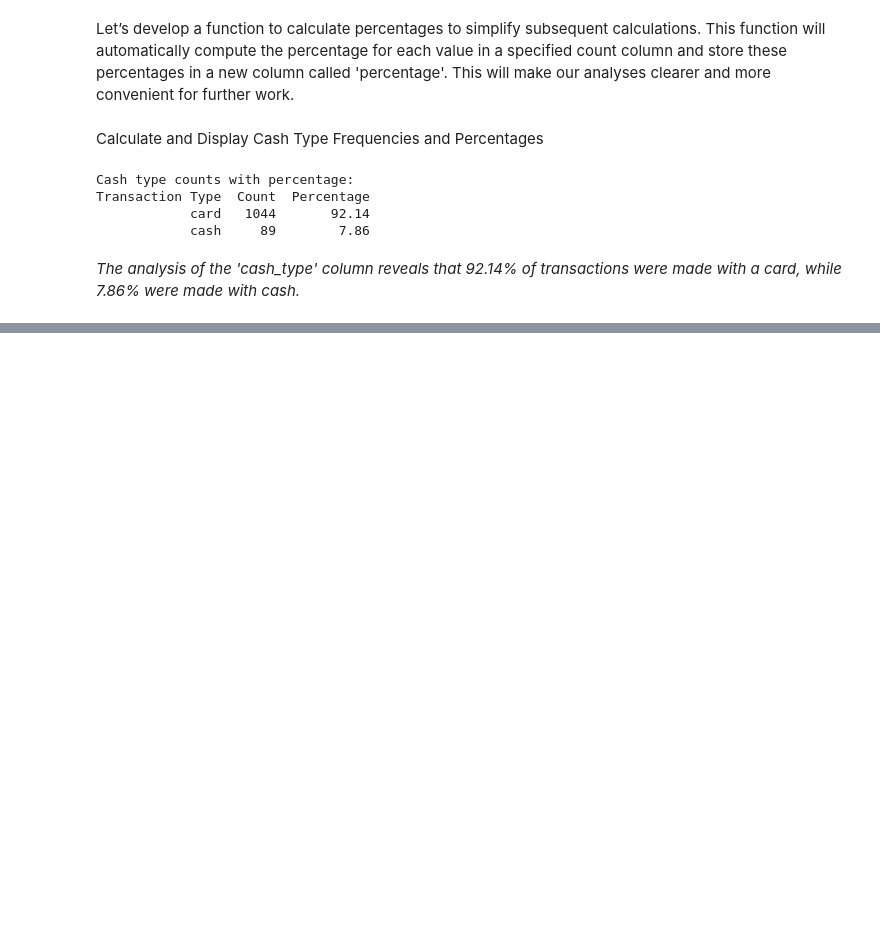
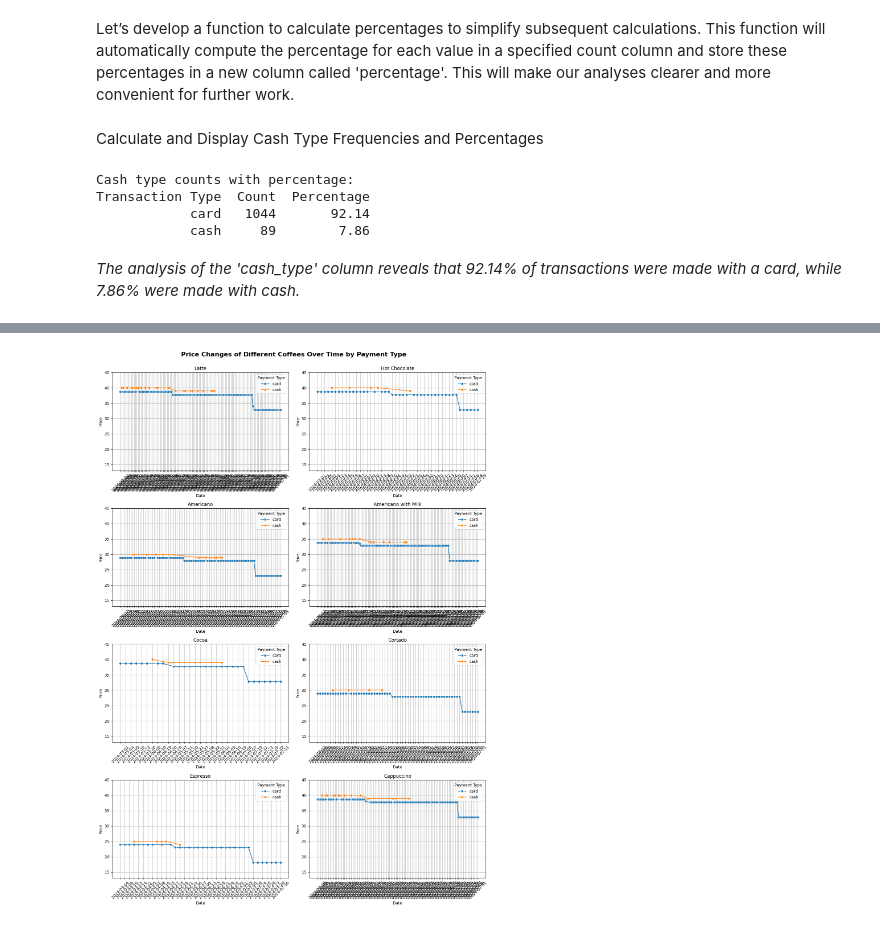
Before and after one commit to Viktoriia-Shalaieva/Coffee_Sales_Data_Analysis, a Jupyter notebook: Python/coffee_sales.ipynb, the cells around one changed output, grey strips where cells are left out. Cells and saved outputs as stored; diff of their text form; code cells hidden in the pictures; blank space fills up the shorter version.

Commit message:
Analysis of Price Fluctuations for Different Coffee Types depending on the type of payment

```diff
--- a/Python/coffee_sales.ipynb
+++ b/Python/coffee_sales.ipynb
@@ -324,0 +327,5 @@ Transaction Type  Count  Percentage
+# %%
+# Display the unique values in the 'coffee_name' column
+print("Unique values in 'coffee_name' column:")
+coffee_names = df['coffee_name'].unique()
+print(coffee_names)
@@ -324,0 +356,27 @@ Transaction Type  Count  Percentage
+# %%
+# Determine the overall y-axis limits (min and max) for all coffee types.
+# Using the same scale for the y-axis across all subplots allows for more consistent and meaningful comparisons between different plots
+y_min = df['money'].min()
+y_max = df['money'].max()
+
+# Set up the figure and axes for the subplots
+fig, axes = plt.subplots(nrows=4, ncols=2, figsize=(14, 20))
+axes = axes.flatten()
+
+fig.suptitle('Price Changes of Different Coffees Over Time by Payment Type', fontsize=16, fontweight='bold')
+# Iterate through each coffee type and create a subplot
+for i, coffee in enumerate(coffee_names):
+    coffee_data = df[df['coffee_name'] == coffee]
+    sns.lineplot(data=coffee_data, x='date', y='money', hue='cash_type', marker='o', ax=axes[i])
+    axes[i].set_title(coffee)
+    axes[i].set_xlabel('Date')
+    axes[i].set_ylabel('Price')
+    axes[i].set_ylim(y_min-5, y_max+5)
+    axes[i].tick_params(axis='x', rotation=45)
+    axes[i].legend(title='Payment Type')
+    axes[i].grid(True)
+
+plt.tight_layout(rect=[0, 0, 1, 0.98])
+plt.show()
+# %% [output]
+[figure, added]
```
Also changed, not shown: parts of 4 cells of this notebook.
